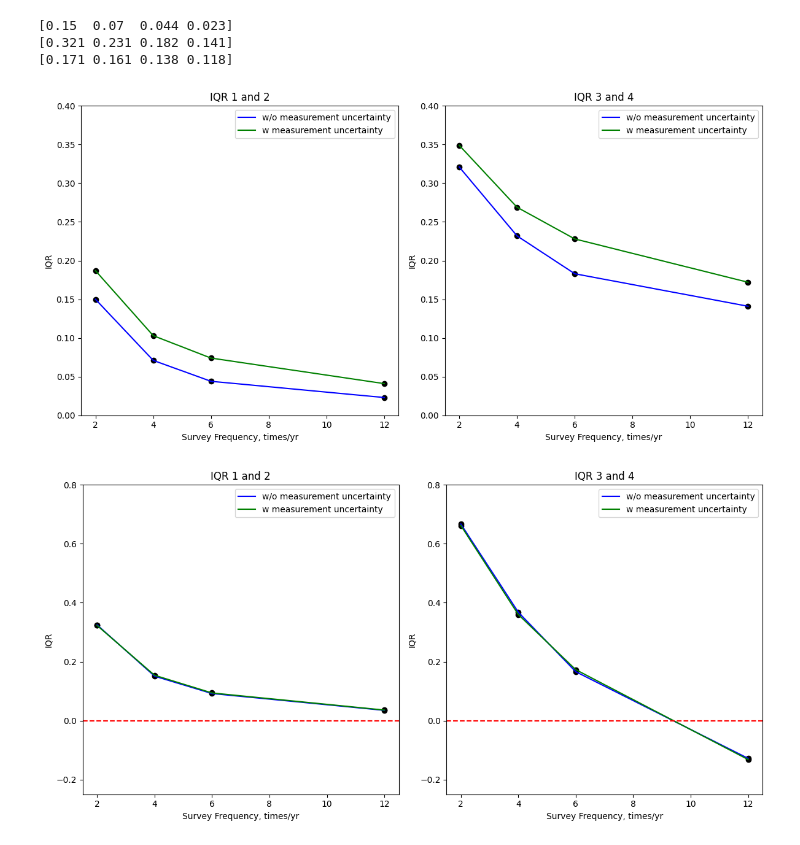
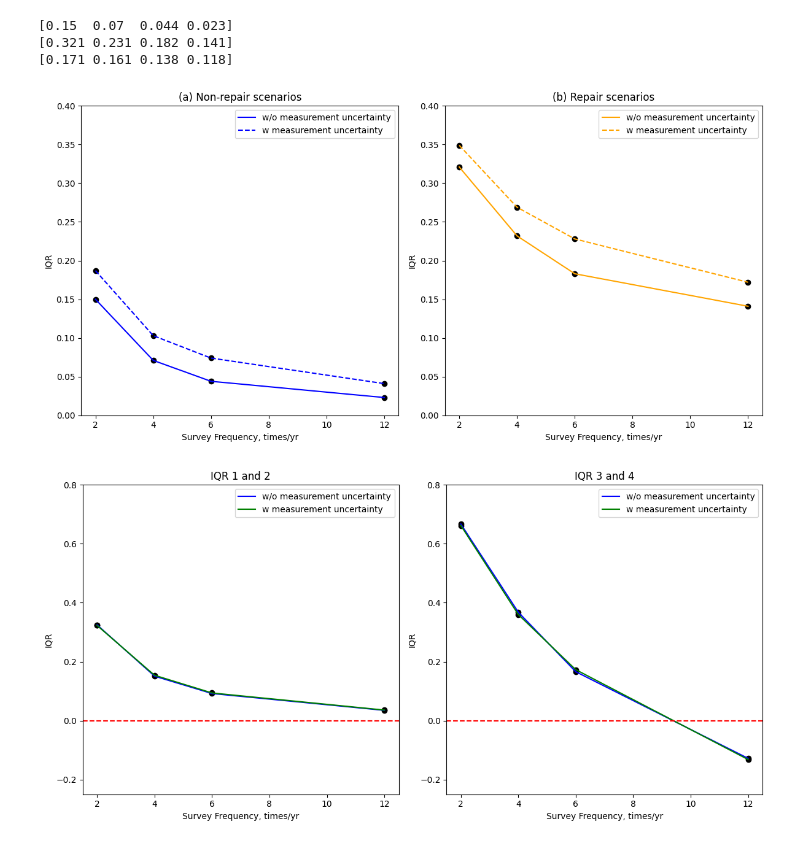
Before and after one commit to HJJJJX/Figure-Plotting, a Jupyter notebook: ATCE.ipynb, the cells around one changed output. Saved outputs shown, nothing was run; the diff lists cells and outputs as text; code cells hidden in the pictures.

```diff
--- a/ATCE.ipynb
+++ b/ATCE.ipynb
@@ -115,39 +115,39 @@ IQR_3 = np.array(IQR_3)
 IQR_4 = np.array(IQR_4)
 
 # Create subplots
 fig, axs = plt.subplots(1, 2, figsize=(12, 6))
 
 # First subplot: x with IQR 1 and 2
 axs[0].scatter(x, IQR_1/100, color="black")
 axs[0].scatter(x, IQR_2/100, color="black")
 
 axs[0].plot(x, IQR_1/100, linestyle="-", color="blue", label="w/o measurement uncertainty")
-axs[0].plot(x, IQR_2/100, linestyle="-", color="green", label="w measurement uncertainty")
+axs[0].plot(x, IQR_2/100, linestyle="--", color="blue", label="w measurement uncertainty")
 
 axs[0].set_ylim(0, 0.4)
-axs[0].set_title("IQR 1 and 2")
+axs[0].set_title("(a) Non-repair scenarios")
 axs[0].legend(loc="upper right")
 axs[0].set_xlabel("Survey Frequency, times/yr")
 axs[0].set_ylabel("IQR")
 
 # Second subplot: x with IQR 3 and 4
 axs[1].scatter(x, IQR_3/100, color="black")
 axs[1].scatter(x, IQR_4/100, color="black")
 
-axs[1].plot(x, IQR_3/100, linestyle="-", color="blue", label="w/o measurement uncertainty")
-axs[1].plot(x, IQR_4/100, linestyle="-", color="green", label="w measurement uncertainty")
+axs[1].plot(x, IQR_3/100, linestyle="-", color="orange", label="w/o measurement uncertainty")
+axs[1].plot(x, IQR_4/100, linestyle="--", color="orange", label="w measurement uncertainty")
 
 axs[1].set_ylim(0, 0.4)
-axs[1].set_title("IQR 3 and 4")
+axs[1].set_title("(b) Repair scenarios")
 axs[1].legend(loc="upper right")
 axs[1].set_xlabel("Survey Frequency, times/yr")
 axs[1].set_ylabel("IQR")
 
 # Adjust layout
 plt.tight_layout()
 plt.show()
 # %% [output]
-[figure, old version]
+[figure, new version]
 # %%
 import matplotlib.pyplot as plt
 import numpy as np
```
